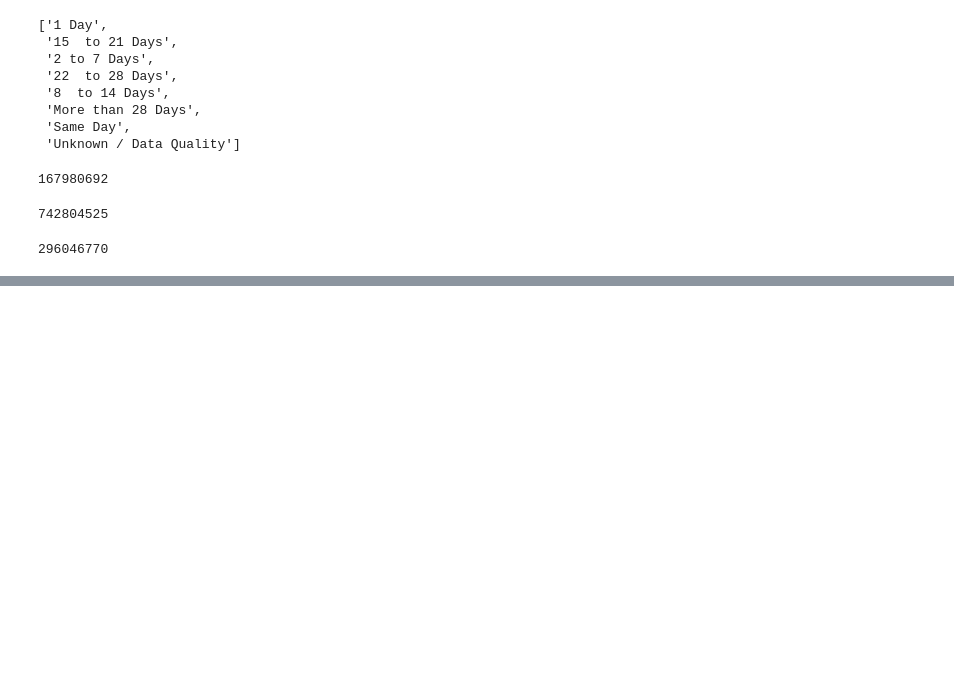
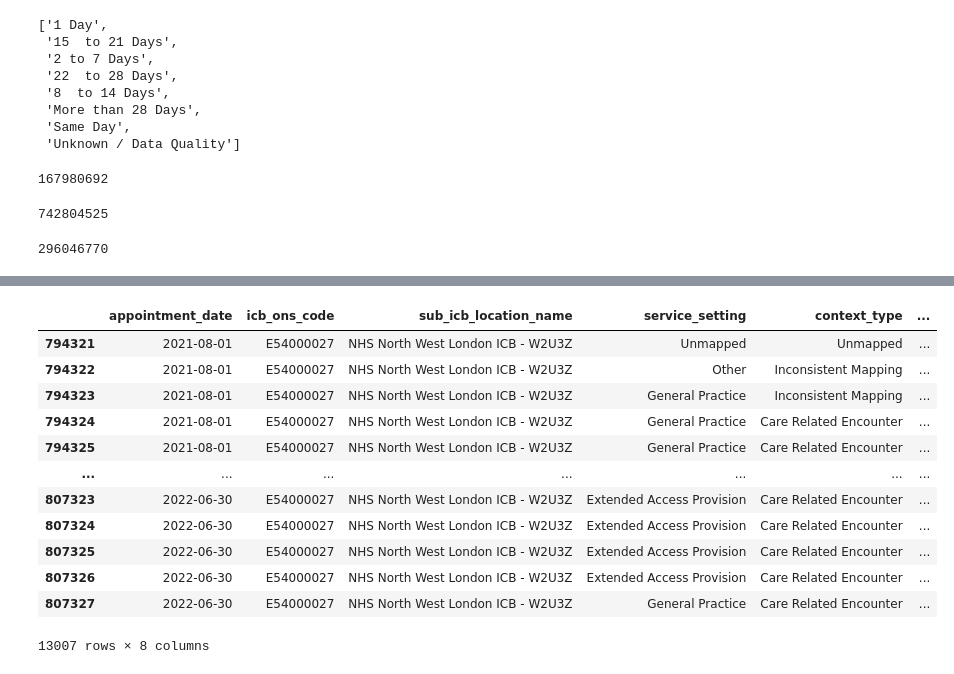
Before and after one commit to andreas-yiallouros/LSE_DA_Course_NHS_GP_Appointments, a Jupyter notebook: Yiallouros_Andreas_DA201_Assignment_Notebook.ipynb, the cells around one changed output, grey strips where cells are left out. Drawn from its saved outputs; the diff is of its cells as text; code cells hidden in the pictures; blank space fills up the shorter version.

```diff
--- a/Yiallouros_Andreas_DA201_Assignment_Notebook.ipynb
+++ b/Yiallouros_Andreas_DA201_Assignment_Notebook.ipynb
@@ -517,0 +728,4 @@ np.sum(df_national_categories['count_of_appointments'])
+# %%
+# Change the data type of 'appointment_date' in 'df_national_categories'
+# to datetime
+df_national_categories.appointment_date = pd.to_datetime(df_national_categories.appointment_date)
@@ -517,0 +808,3 @@ np.sum(df_national_categories['count_of_appointments'])
+# %%
+# Change to datetime the data type of 'appointment_month' in 'df_national_categories'.
+df_national_categories.appointment_month = pd.to_datetime(df_national_categories.appointment_month)
@@ -517,0 +846,23 @@ np.sum(df_national_categories['count_of_appointments'])
+# %%
+# Create a filter for 'NHS North West London ICB - W2U3Z'.
+filt = (df_national_categories['sub_icb_location_name'] == 'NHS North West London ICB - W2U3Z')
+# %%
+# Create subset of df_national_categories
+df_nc_NWL_subset = df_national_categories[filt]
+# %%
+# View subset
+df_nc_NWL_subset
+# %% [output]
+|  | appointment_date | icb_ons_code | sub_icb_location_name | service_setting | context_type | ... |
+| 794321 | 2021-08-01 | E54000027 | NHS North West London ICB - W2U3Z | Unmapped | Unmapped | ... |
+| 794322 | 2021-08-01 | E54000027 | NHS North West London ICB - W2U3Z | Other | Inconsistent Mapping | ... |
+| 794323 | 2021-08-01 | E54000027 | NHS North West London ICB - W2U3Z | General Practice | Inconsistent Mapping | ... |
+| 794324 | 2021-08-01 | E54000027 | NHS North West London ICB - W2U3Z | General Practice | Care Related Encounter | ... |
+| 794325 | 2021-08-01 | E54000027 | NHS North West London ICB - W2U3Z | General Practice | Care Related Encounter | ... |
+| ... | ... | ... | ... | ... | ... | ... |
+| 807323 | 2022-06-30 | E54000027 | NHS North West London ICB - W2U3Z | Extended Access Provision | Care Related Encounter | ... |
+| 807324 | 2022-06-30 | E54000027 | NHS North West London ICB - W2U3Z | Extended Access Provision | Care Related Encounter | ... |
+| 807325 | 2022-06-30 | E54000027 | NHS North West London ICB - W2U3Z | Extended Access Provision | Care Related Encounter | ... |
+| 807326 | 2022-06-30 | E54000027 | NHS North West London ICB - W2U3Z | Extended Access Provision | Care Related Encounter | ... |
+| 807327 | 2022-06-30 | E54000027 | NHS North West London ICB - W2U3Z | General Practice | Care Related Encounter | ... |
+13007 rows × 8 columns
```
Also changed, not shown: parts of 126 cells of this notebook.
